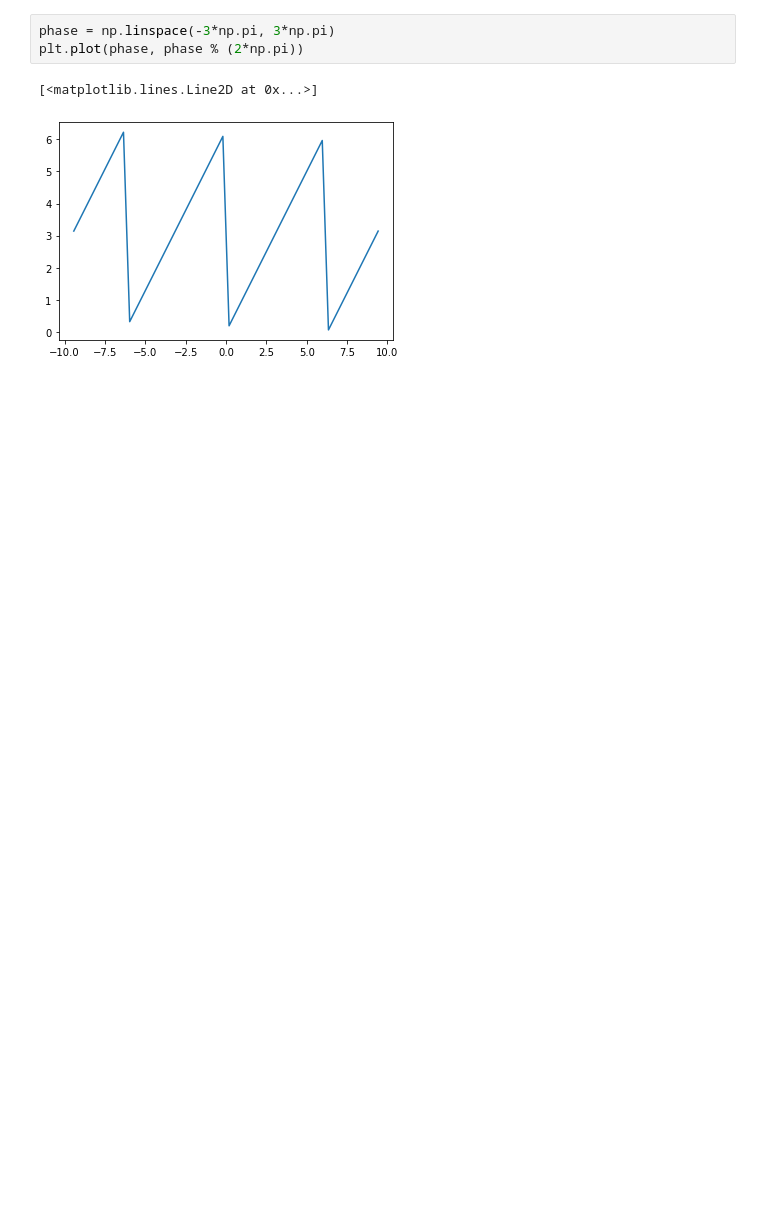
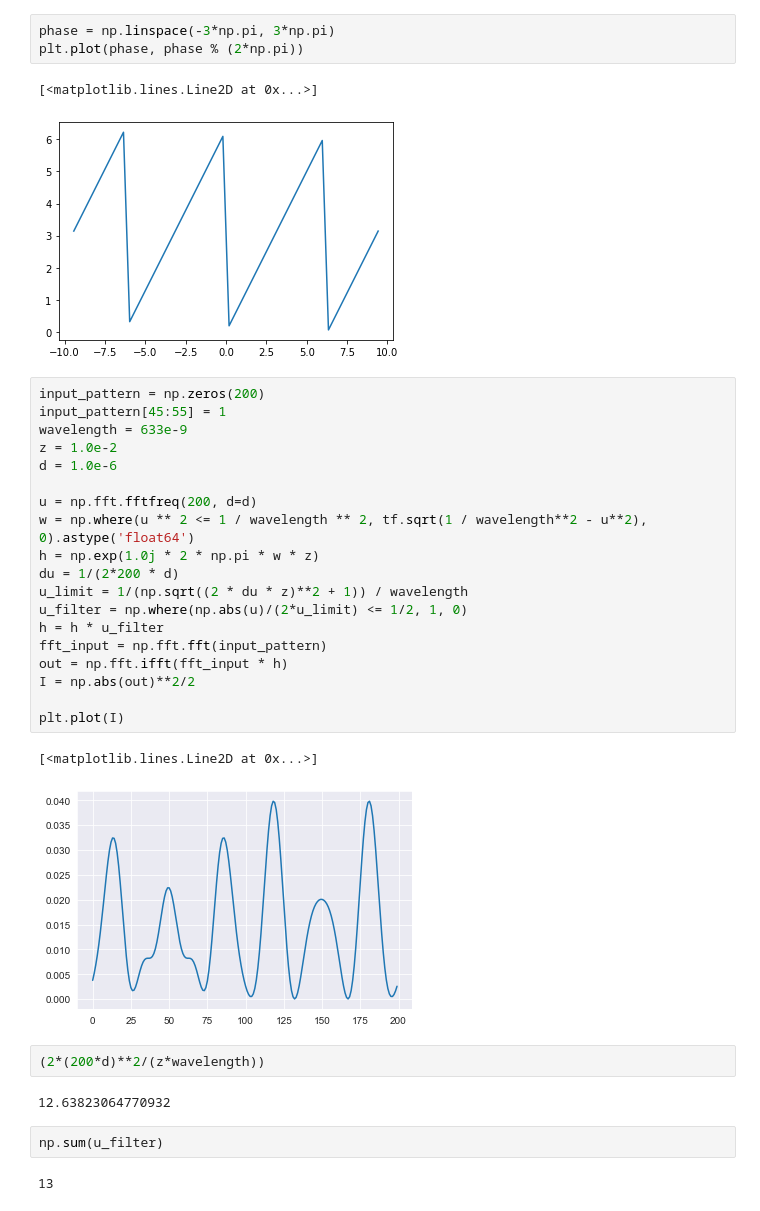
Before and after one commit to fftakumi/D2NN, a Jupyter notebook: test.ipynb, the cells around one changed output. Saved outputs shown, nothing was run; the diff lists cells and outputs as text; blank space fills up the shorter version.

```diff
--- a/test.ipynb
+++ b/test.ipynb
@@ -47,3 +38,33 @@ plt.plot(phase, phase % (2*np.pi))
 # %% [output]
 [<matplotlib.lines.Line2D at 0x...>]
 [figure]
+# %%
+input_pattern = np.zeros(200)
+input_pattern[45:55] = 1
+wavelength = 633e-9
+z = 1.0e-2
+d = 1.0e-6
+
+u = np.fft.fftfreq(200, d=d)
+w = np.where(u ** 2 <= 1 / wavelength ** 2, tf.sqrt(1 / wavelength**2 - u**2), 0).astype('float64')
+h = np.exp(1.0j * 2 * np.pi * w * z)
+du = 1/(2*200 * d)
+u_limit = 1/(np.sqrt((2 * du * z)**2 + 1)) / wavelength
+u_filter = np.where(np.abs(u)/(2*u_limit) <= 1/2, 1, 0)
+h = h * u_filter
+fft_input = np.fft.fft(input_pattern)
+out = np.fft.ifft(fft_input * h)
+I = np.abs(out)**2/2
+
+plt.plot(I)
+# %% [output]
+[<matplotlib.lines.Line2D at 0x...>]
+[figure, added]
+# %%
+(2*(200*d)**2/(z*wavelength))
+# %% [output]
+12.63823064770932
+# %%
+np.sum(u_filter)
+# %% [output]
+13
```
Also changed, not shown: parts of 7 cells of this notebook, 5 other files.
